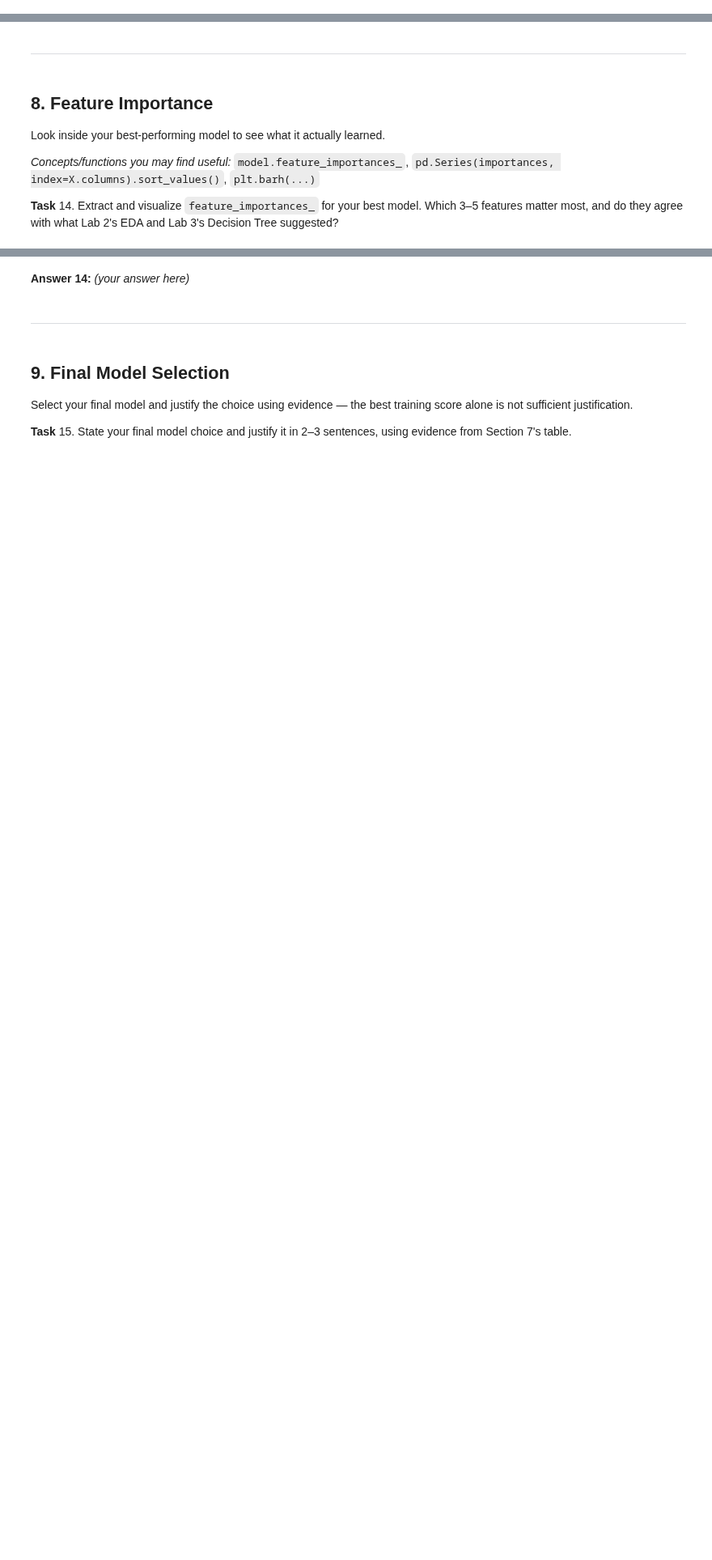
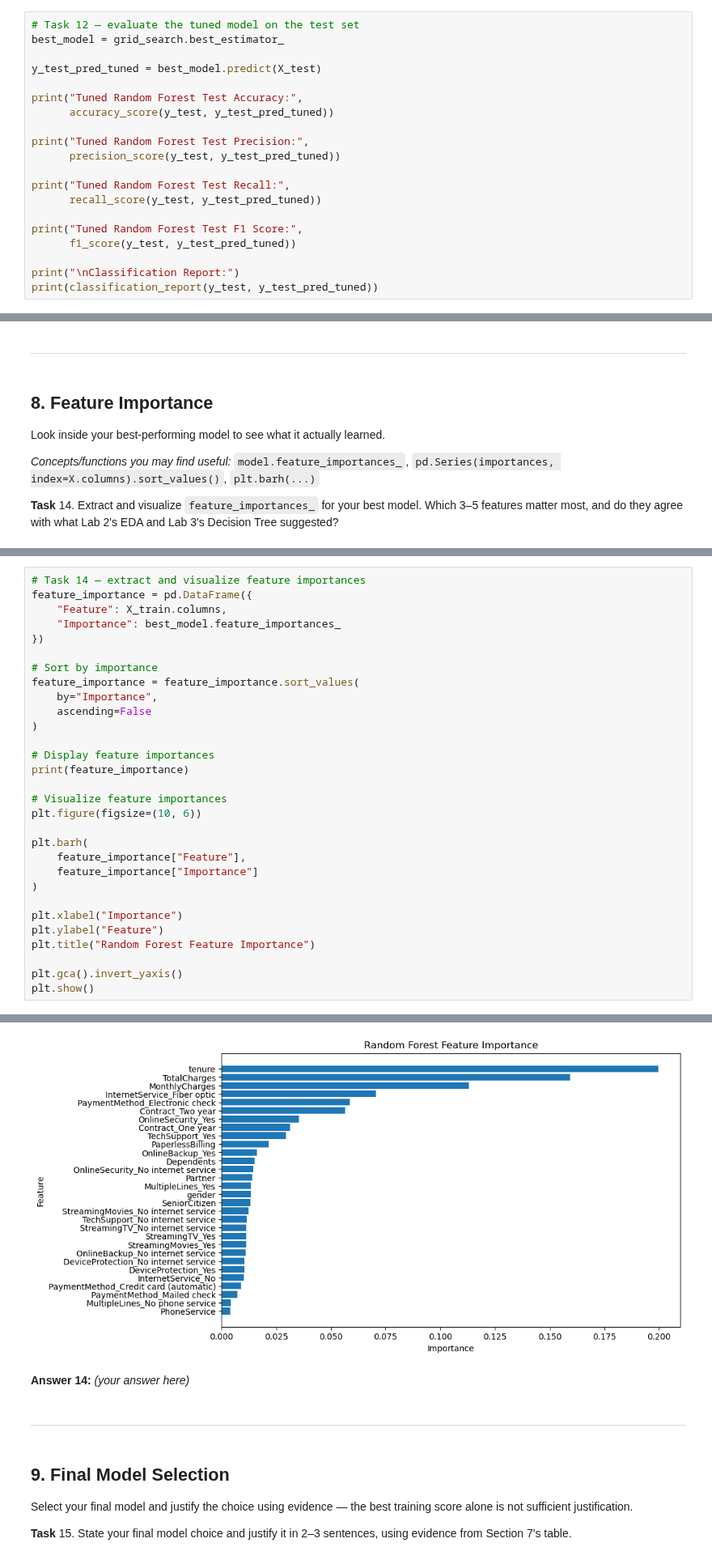
Before and after one commit to baqar360/ML-Lab-Semester-5, a Jupyter notebook: lab 4/Lab4_Model_Comparison_Template.ipynb, the cells around one changed output, grey strips where cells are left out. Shown at 81% size. Saved outputs shown, nothing was run; the diff lists cells and outputs as text; blank space fills up the shorter version.

```diff
--- a/lab 4/Lab4_Model_Comparison_Template.ipynb
+++ b/lab 4/Lab4_Model_Comparison_Template.ipynb
@@ -168,0 +373,20 @@ _(your answer here)_
+# %%
+# Task 12 — evaluate the tuned model on the test set
+best_model = grid_search.best_estimator_
+
+y_test_pred_tuned = best_model.predict(X_test)
+
+print("Tuned Random Forest Test Accuracy:",
+      accuracy_score(y_test, y_test_pred_tuned))
+
+print("Tuned Random Forest Test Precision:",
+      precision_score(y_test, y_test_pred_tuned))
+
+print("Tuned Random Forest Test Recall:",
+      recall_score(y_test, y_test_pred_tuned))
+
+print("Tuned Random Forest Test F1 Score:",
+      f1_score(y_test, y_test_pred_tuned))
+
+print("\nClassification Report:")
+print(classification_report(y_test, y_test_pred_tuned))
@@ -208,0 +446,31 @@ Look inside your best-performing model to see what it actually learned.
+# %%
+# Task 14 — extract and visualize feature importances
+feature_importance = pd.DataFrame({
+    "Feature": X_train.columns,
+    "Importance": best_model.feature_importances_
+})
+
+# Sort by importance
+feature_importance = feature_importance.sort_values(
+    by="Importance",
+    ascending=False
+)
+
+# Display feature importances
+print(feature_importance)
+
+# Visualize feature importances
+plt.figure(figsize=(10, 6))
+
+plt.barh(
+    feature_importance["Feature"],
+    feature_importance["Importance"]
+)
+
+plt.xlabel("Importance")
+plt.ylabel("Feature")
+plt.title("Random Forest Feature Importance")
+
+plt.gca().invert_yaxis()
+plt.show()
+# %% [output]
@@ -209,3 +494,4 @@ Look inside your best-performing model to see what it actually learned.
+[figure, added]
 # %% [markdown]
 **Answer 14:**
 _(your answer here)_
```
Also changed, not shown: parts of 29 cells of this notebook, 1 other file.
